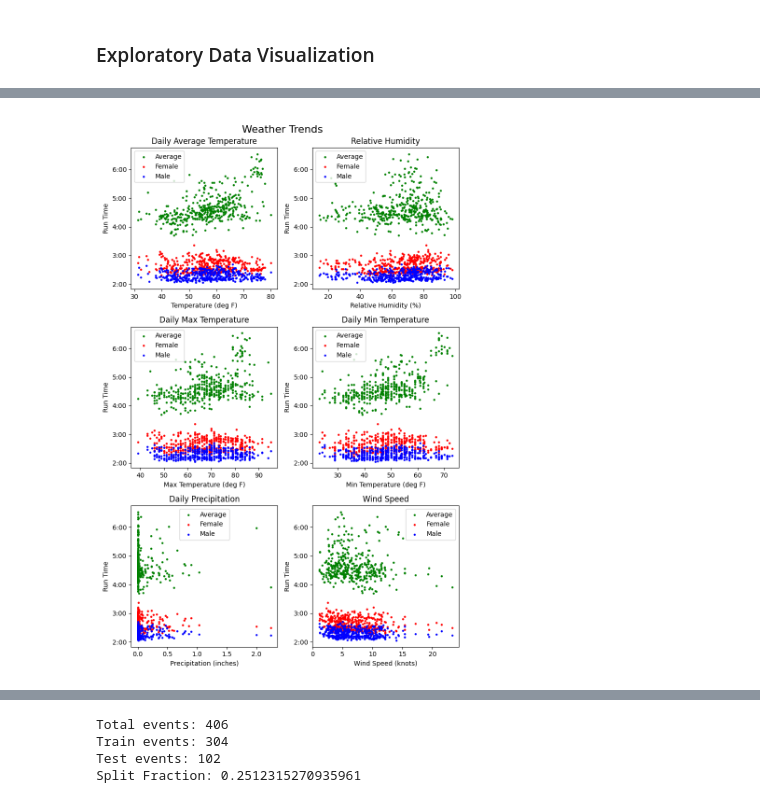
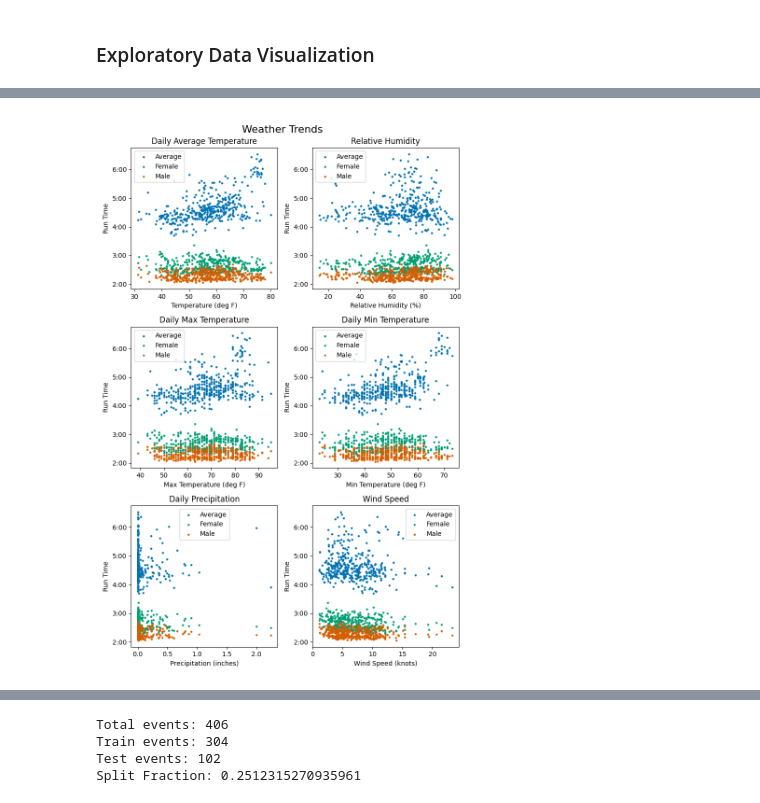
Before and after one commit to michael-p-k/MarathonPredictor, a Jupyter notebook: MarathonPredictor.ipynb, the cells around one changed output, grey strips where cells are left out. Saved outputs shown, nothing was run; the diff lists cells and outputs as text; code cells hidden in the pictures.

```diff
--- a/MarathonPredictor.ipynb
+++ b/MarathonPredictor.ipynb
@@ -112,0 +72,2 @@ fig.tight_layout()
+# %%
+plt.style.use('seaborn-colorblind')
@@ -118,65 +120,59 @@ fig.tight_layout()
 fig, axs = plt.subplots(3,2,figsize=(8,12))
 ((ax1,ax2),(ax3,ax4),(ax5,ax6)) = axs
 
-ax1.scatter(X['TEMP'],y_average,color='g', s=5, label='Average')
-ax1.scatter(X['TEMP'],y_female,color='r', s=5, label='Female')
-ax1.scatter(X['TEMP'],y_male,color='b', s=5, label='Male')
-# ax1.scatter(X['TEMP'],y_std,color='c', s=5, label='St. Dev.')
+ax1.scatter(full_df['TEMP'],y_average, s=5, label='Average')
+ax1.scatter(full_df['TEMP'],y_female, s=5, label='Female')
+ax1.scatter(full_df['TEMP'],y_male, s=5, label='Male')
 ax1.set_xlabel('Temperature (deg F)')
 ax1.set_ylabel('Run Time')
 ax1.set_title('Daily Average Temperature')
 
-ax2.scatter(X['RELHUM'],y_average,color='g', s=5, label='Average')
-ax2.scatter(X['RELHUM'],y_female,color='r', s=5, label='Female')
-ax2.scatter(X['RELHUM'],y_male,color='b', s=5, label='Male')
-# ax2.scatter(X['RELHUM'],y_std,color='c', s=5, label='St. Dev.')
+ax2.scatter(full_df['RELHUM'],y_average, s=5, label='Average')
+ax2.scatter(full_df['RELHUM'],y_female, s=5, label='Female')
+ax2.scatter(full_df['RELHUM'],y_male, s=5, label='Male')
 ax2.set_xlabel('Relative Humidity (%)')
 ax2.set_ylabel('Run Time')
 ax2.set_title('Relative Humidity')
 
-ax3.scatter(X['MAX'],y_average,color='g', s=5, label='Average')
-ax3.scatter(X['MAX'],y_female,color='r', s=5, label='Female')
-ax3.scatter(X['MAX'],y_male,color='b', s=5, label='Male')
-# ax3.scatter(X['MAX'],y_std,color='c', s=5, label='St. Dev.')
+ax3.scatter(full_df['MAX'],y_average, s=5, label='Average')
+ax3.scatter(full_df['MAX'],y_female, s=5, label='Female')
+ax3.scatter(full_df['MAX'],y_male, s=5, label='Male')
 ax3.set_xlabel('Max Temperature (deg F)')
 ax3.set_ylabel('Run Time')
 ax3.set_title('Daily Max Temperature')
 
-ax4.scatter(X['MIN'],y_average,color='g', s=5, label='Average')
-ax4.scatter(X['MIN'],y_female,color='r', s=5, label='Female')
-ax4.scatter(X['MIN'],y_male,color='b', s=5, label='Male')
-# ax4.scatter(X['MIN'],y_std,color='c', s=5, label='St. Dev.')
+ax4.scatter(full_df['MIN'],y_average, s=5, label='Average')
+ax4.scatter(full_df['MIN'],y_female, s=5, label='Female')
+ax4.scatter(full_df['MIN'],y_male, s=5, label='Male')
 ax4.set_xlabel('Min Temperature (deg F)')
 ax4.set_ylabel('Run Time')
 ax4.set_title('Daily Min Temperature')
 
-ax5.scatter(X['PRCP'],y_average,color='g', s=5, label='Average')
-ax5.scatter(X['PRCP'],y_female,color='r', s=5, label='Female')
-ax5.scatter(X['PRCP'],y_male,color='b', s=5, label='Male')
-# ax5.scatter(X['PRCP'],y_std,color='c', s=5, label='St. Dev.')
+ax5.scatter(full_df['PRCP'],y_average, s=5, label='Average')
+ax5.scatter(full_df['PRCP'],y_female, s=5, label='Female')
+ax5.scatter(full_df['PRCP'],y_male, s=5, label='Male')
 ax5.set_xlabel('Precipitation (inches)')
 ax5.set_ylabel('Run Time')
 ax5.set_title('Daily Precipitation')
 
-ax6.scatter(X['WDSP'],y_average,color='g', s=5, label='Average')
-ax6.scatter(X['WDSP'],y_female,color='r', s=5, label='Female')
-ax6.scatter(X['WDSP'],y_male,color='b', s=5, label='Male')
-# ax6.scatter(X['WDSP'],y_std,color='c', s=5, label='St. Dev.')
+ax6.scatter(full_df['WDSP'],y_average, s=5, label='Average')
+ax6.scatter(full_df['WDSP'],y_female, s=5, label='Female')
+ax6.scatter(full_df['WDSP'],y_male, s=5, label='Male')
 ax6.set_xlabel('Wind Speed (knots)')
 ax6.set_ylabel('Run Time')
 ax6.set_title('Wind Speed')
 
 # Set tick labels and legends
 for ax in [ax1,ax2,ax3,ax4,ax5,ax6]:
     ax.yaxis.set_major_locator(mticker.MultipleLocator(base=3600))
     ax.yaxis.set_major_formatter(formatter)
     ax.legend()
 
 fig.suptitle('Weather Trends', fontsize=16)
 
 fig.tight_layout()
 # %% [output]
-[figure, old version]
+[figure, new version]
 # %%
 # Plot elevation data
 # 'Elev Gain', 'Elev Loss',
```
Also changed, not shown: parts of 14 cells of this notebook.
